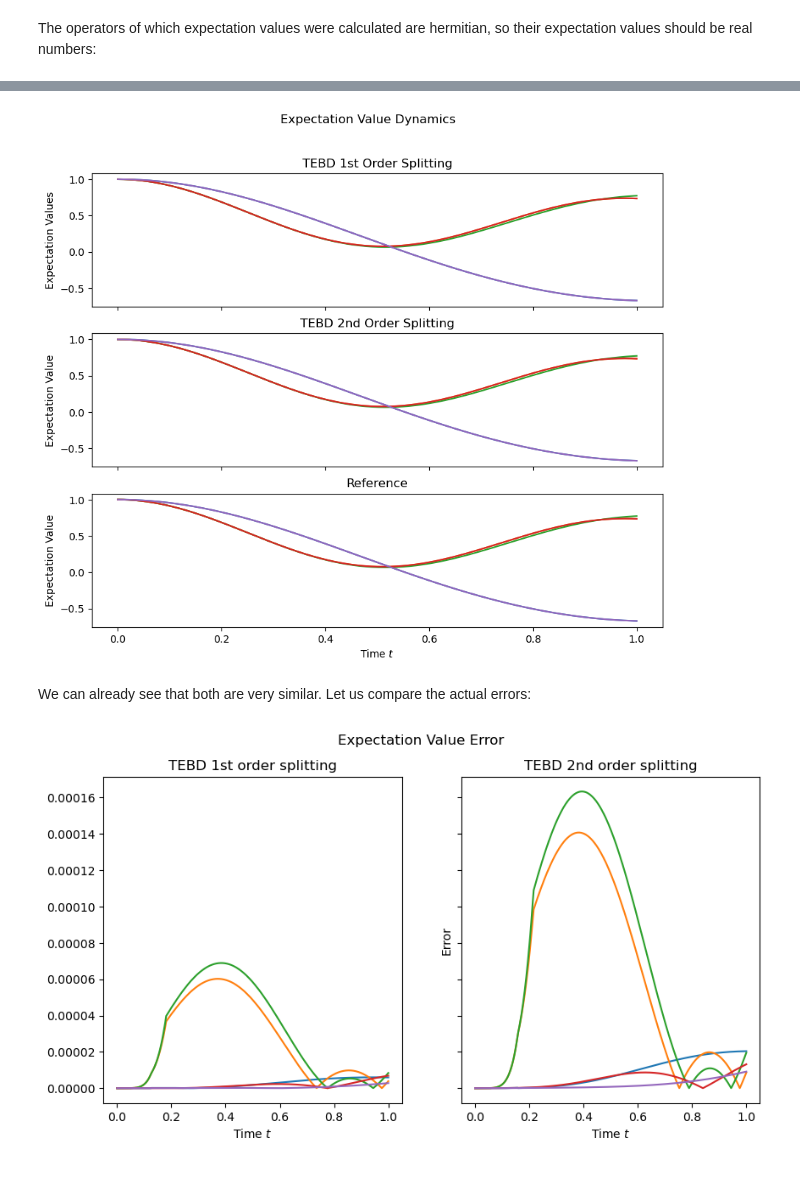
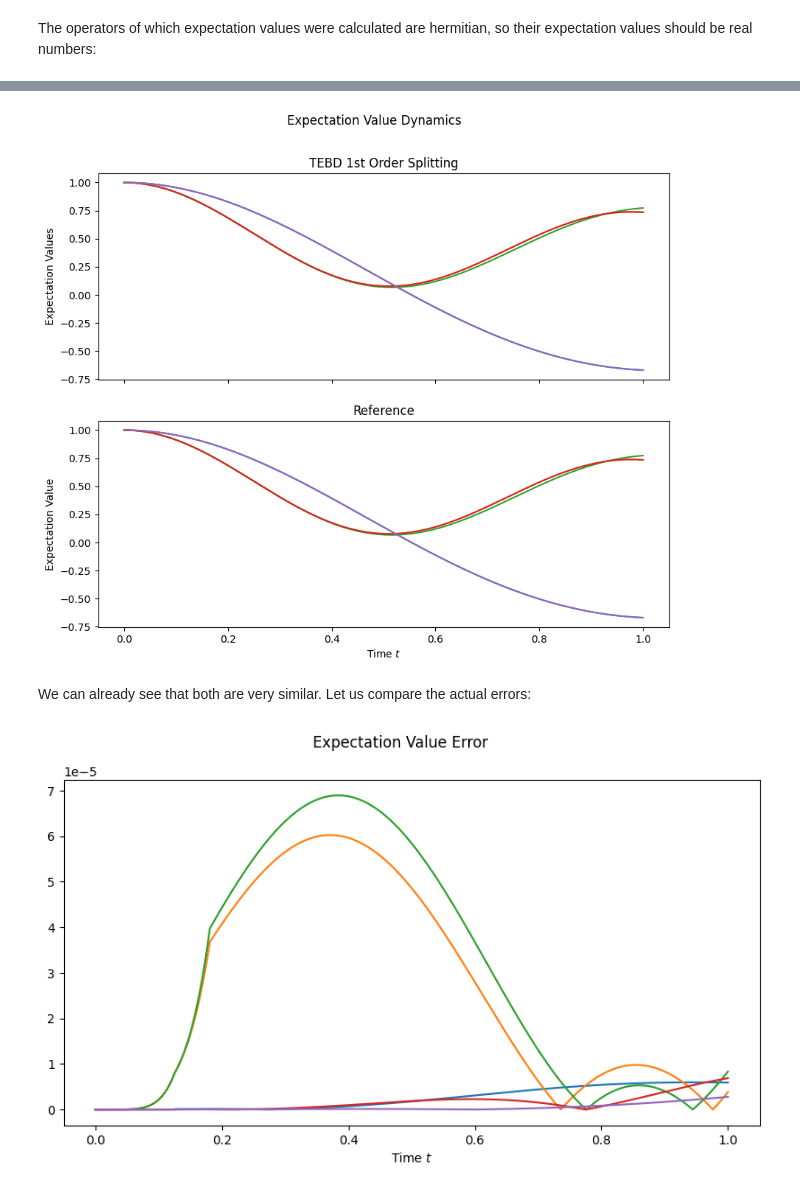
Before and after one commit to Drachier/PyTreeNet, a Jupyter notebook: example_notebooks/tebd_mps.ipynb, the cells around one changed output, grey strips where cells are left out. Cells and saved outputs as stored; diff of their text form; code cells hidden in the pictures.

```diff
--- a/example_notebooks/tebd_mps.ipynb
+++ b/example_notebooks/tebd_mps.ipynb
@@ -91,12 +87,12 @@ hamiltonian_operators = []
 
 # Add the two-site interaction
 for site in range(0,num_sites-1): # There is no interaction of the form X_N*X_{N+1}
-    term = {"site" + str(site): mJ * X, "site" + str(site +1): X}
+    term = ptn.TensorProduct({"site" + str(site): mJ * X, "site" + str(site +1): X})
     hamiltonian_operators.append(term)
 
 # Add local interactions
 for site in range(0,num_sites):
-    term = {"site" + str(site): gZ}
+    term = ptn.TensorProduct({"site" + str(site): gZ})
     hamiltonian_operators.append(term)
 
 print(hamiltonian_operators)
@@ -150,19 +139,14 @@ max_bond_dim = 20
 rel_tol = 0.000001
 
 # We want to observe the evolution of the Z-operator expectation at each site.
-operators = [{node_id: Z} for node_id in mps.nodes]
+operators = [ptn.TensorProduct({node_id: Z}) for node_id in mps.nodes]
 
 # We instantiate the TEBD simulations. To keep them independent, the MPS has to be copied.
 tebd_sim_1st = ptn.TEBD(deepcopy(mps), trotter1st, time_step_size=time_step_size, final_time=final_time,
                         operators=operators, max_bond_dim=20, rel_tol=rel_tol)
 
-tebd_sim_2nd = ptn.TEBD(deepcopy(mps), trotter2nd, time_step_size=time_step_size, final_time=final_time,
-                        operators=operators, max_bond_dim=20, rel_tol=rel_tol)
-
 # After the set up is complete, we merely have to run the simulation
 tebd_sim_1st.run()
-
-tebd_sim_2nd.run()
 # %% [markdown]
 ## Running the reference matrix vector computation
 As a reference we will run a computation on a full state vector. Thus we have to reinitialise the initial state:
@@ -180,7 +164,7 @@ Initial state [1 0 0 0 0 0 0 0 0 0 0 0 0 0 0 0 0 0 0 0 0 0 0 0 0 0 0 0 0 0 0 0]
 # %% [markdown]
 Furthermore we need to initialise the Hamiltonian as a matrix:
 # %%
-ref_hamiltonian = np.zeros((2**num_sites, 2**num_sites))
+ref_hamiltonian = np.zeros((2**num_sites, 2**num_sites), dtype=complex)
 
 I = np.eye(2)
 J = -mJ
@@ -268,7 +252,7 @@ max([exp_val.imag for exp_val in tebd_sim_1st.results[0]])
 # %%
 ref_times = [time.real for time in results[-1]]
 
-fig, axs = plt.subplots(3, 1, sharex=True, sharey=True, figsize=(10,8))
+fig, axs = plt.subplots(2, 1, sharex=True, sharey=True, figsize=(10,8))
 
 fig.suptitle("Expectation Value Dynamics")
 
@@ -279,44 +263,29 @@ axs[0].set_ylabel("Expectation Values")
 axs[0].set_title("TEBD 1st Order Splitting")
 
 for site in range(num_sites):
-    axs[1].plot(times, [exp_val.real for exp_val in tebd_sim_2nd.results[site]])
+    axs[1].plot(ref_times, [exp_val.real for exp_val in results[site]])
 
+axs[1].set_xlabel("Time $t$")
 axs[1].set_ylabel("Expectation Value")
-axs[1].set_title("TEBD 2nd Order Splitting")
-
-for site in range(num_sites):
-    axs[2].plot(ref_times, [exp_val.real for exp_val in results[site]])
-
-axs[2].set_xlabel("Time $t$")
-axs[2].set_ylabel("Expectation Value")
-axs[2].set_title("Reference")
+axs[1].set_title("Reference")
 
 plt.show()
 # %% [output]
-[figure, old version]
+[figure, new version]
 # %% [markdown]
 We can already see that both are very similar. Let us compare the actual errors:
 # %%
 errors_1st = results[0:-1] - tebd_sim_1st.results[0:-1]
-errors_2nd = results[0:-1] - tebd_sim_2nd.results[0:-1]
 
-fig2, axs2 = plt.subplots(1, 2, sharex=True, sharey=True, figsize=(10,5))
+fig2 = plt.figure(figsize=(10,5))
 
 fig2.suptitle("Expectation Value Error")
 
 for error_row in errors_1st:
-    axs2[0].plot(times, [abs(error) for error in error_row])
+    plt.plot(times, [abs(error) for error in error_row])
 
-axs2[0].set_xlabel("Time $t$")
-axs2[0].set_title("TEBD 1st order splitting")
-
-for error_row in errors_2nd:
-    axs2[1].plot(times, [abs(error) for error in error_row])
-
-axs2[1].set_xlabel("Time $t$")
-axs2[1].set_ylabel("Error")
-axs2[1].set_title("TEBD 2nd order splitting")
+plt.xlabel("Time $t$")
 
 plt.show()
 # %% [output]
-[figure, old version]
+[figure, new version]
```
Also changed, not shown: parts of 13 cells of this notebook.
